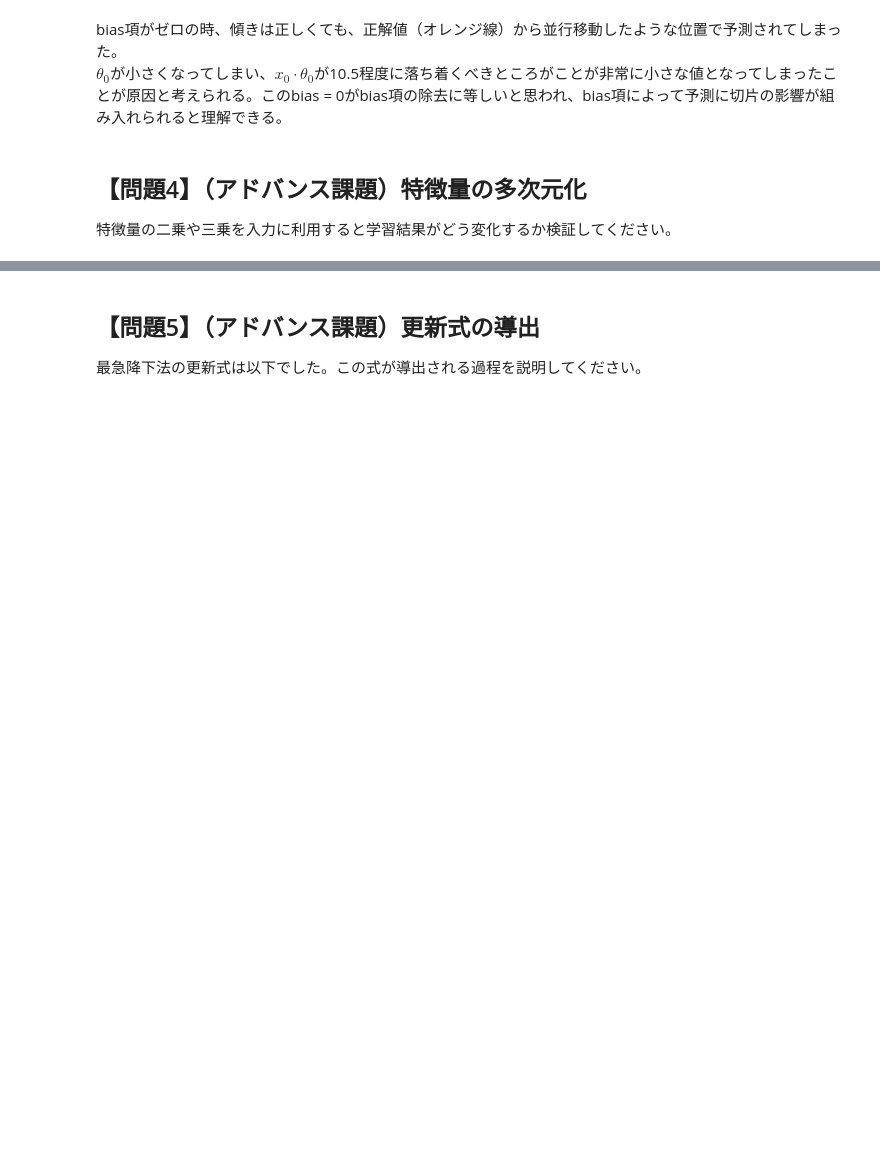
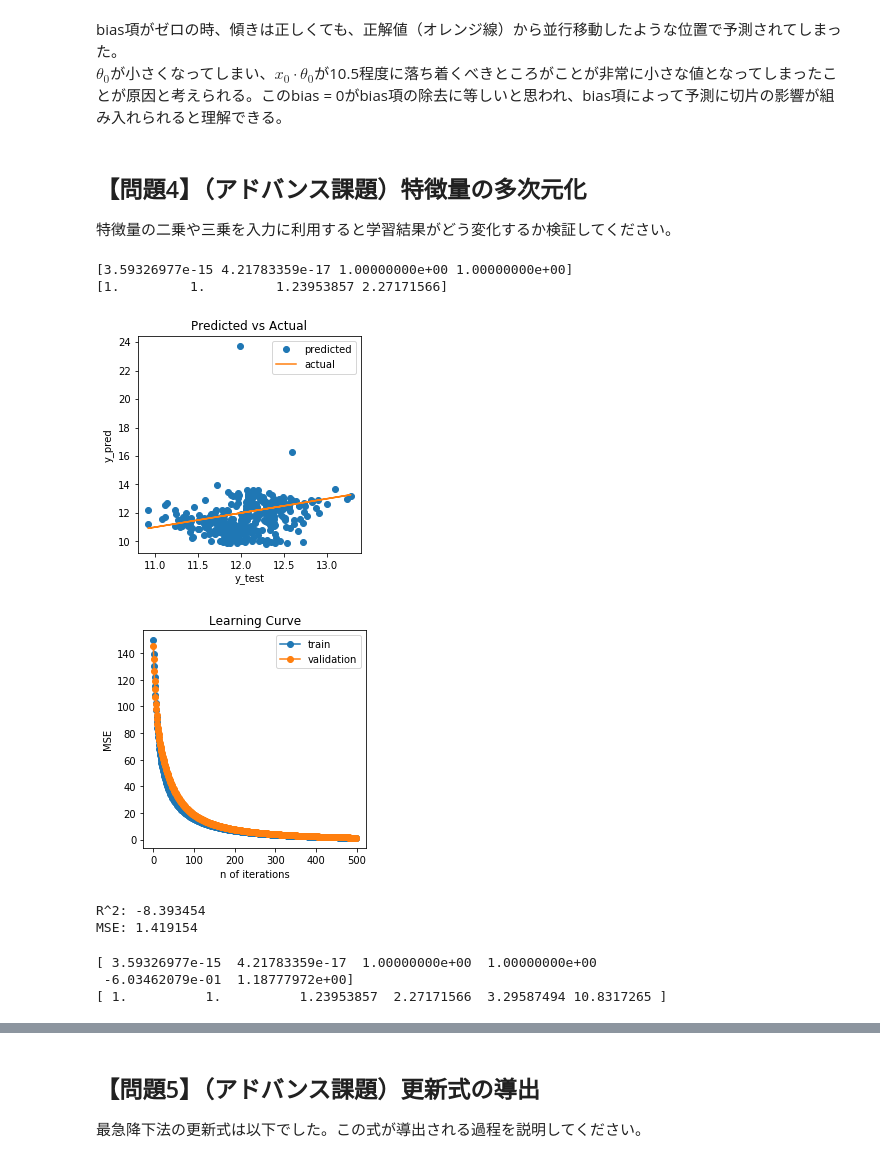
Before and after one commit to ohmorimori/diveintocode-ml, a Jupyter notebook: diveintocode-term1/sprint/sprint3/sprint3_ml_scratch_linear_regression.ipynb, the cells around one changed output, grey strips where cells are left out. Cells and saved outputs as stored; diff of their text form; code cells hidden in the pictures; blank space fills up the shorter version.

```diff
--- a/diveintocode-term1/sprint/sprint3/sprint3_ml_scratch_linear_regression.ipynb
+++ b/diveintocode-term1/sprint/sprint3/sprint3_ml_scratch_linear_regression.ipynb
@@ -505,3 +476,54 @@ $\theta_{0}$が小さくなってしまい、$x_{0}\cdot \theta_{0}$が10.5程
 # %% [markdown]
 ## 【問題4】（アドバンス課題）特徴量の多次元化
 特徴量の二乗や三乗を入力に利用すると学習結果がどう変化するか検証してください。
+# %%
+#データ準備
+X_train_multi_dim = X_train_z
+X_test_multi_dim = X_test_z
+# %%
+#２乗項を入れる
+X_train_multi_dim = np.concatenate((X_train_multi_dim, (X_train_z**2)), axis=1)
+X_test_multi_dim = np.concatenate((X_test_multi_dim, (X_test_z**2)), axis=1)
+
+#平均と標準偏差
+print(X_train_multi_dim.mean(axis=0))
+print(X_train_multi_dim.std(axis=0))
+# %% [output]
+[3.59326977e-15 4.21783359e-17 1.00000000e+00 1.00000000e+00]
+[1.         1.         1.23953857 2.27171566]
+# %%
+#fit, predict, plot
+reg_multi_dim= ScratchLinearRegression(num_iter=500, lr=0.01, bias=1, verbose=False)
+reg_multi_dim.fit(X_train_multi_dim, y_train.values, X_test_multi_dim, y_test.values)
+pred_multi_dim = reg_multi_dim.predict(X_test_multi_dim)
+plot_reg_result(y_test, pred_multi_dim)
+plot_learning_curve(reg_multi_dim.iter, reg_multi_dim.loss, reg_multi_dim.val_loss)
+# %% [output]
+[figure, added]
+[figure, added]
+# %%
+#評価
+#決定係数R^2とMSEを算出
+u = ((y_test - pred_multi_dim)**2).sum(axis=0)
+v = ((y_test - y_test.mean() )**2).sum(axis=0)
+
+r2 = 1 - u/v
+mse = u/len(y_test)
+
+print('R^2: %f' % r2)
+print('MSE: %f' % mse)
+# %% [output]
+R^2: -8.393454
+MSE: 1.419154
+# %%
+#3乗項を入れる
+X_train_multi_dim = np.concatenate((X_train_multi_dim, (X_train_z**3)), axis=1)
+X_test_multi_dim = np.concatenate((X_test_multi_dim, (X_test_z**3)), axis=1)
+
+#平均と標準偏差
+print(X_train_multi_dim.mean(axis=0))
+print(X_train_multi_dim.std(axis=0))
+# %% [output]
+[ 3.59326977e-15  4.21783359e-17  1.00000000e+00  1.00000000e+00
+ -6.03462079e-01  1.18777972e+00]
+[ 1.          1.          1.23953857  2.27171566  3.29587494 10.8317265 ]
```
Also changed, not shown: parts of 28 cells of this notebook.
